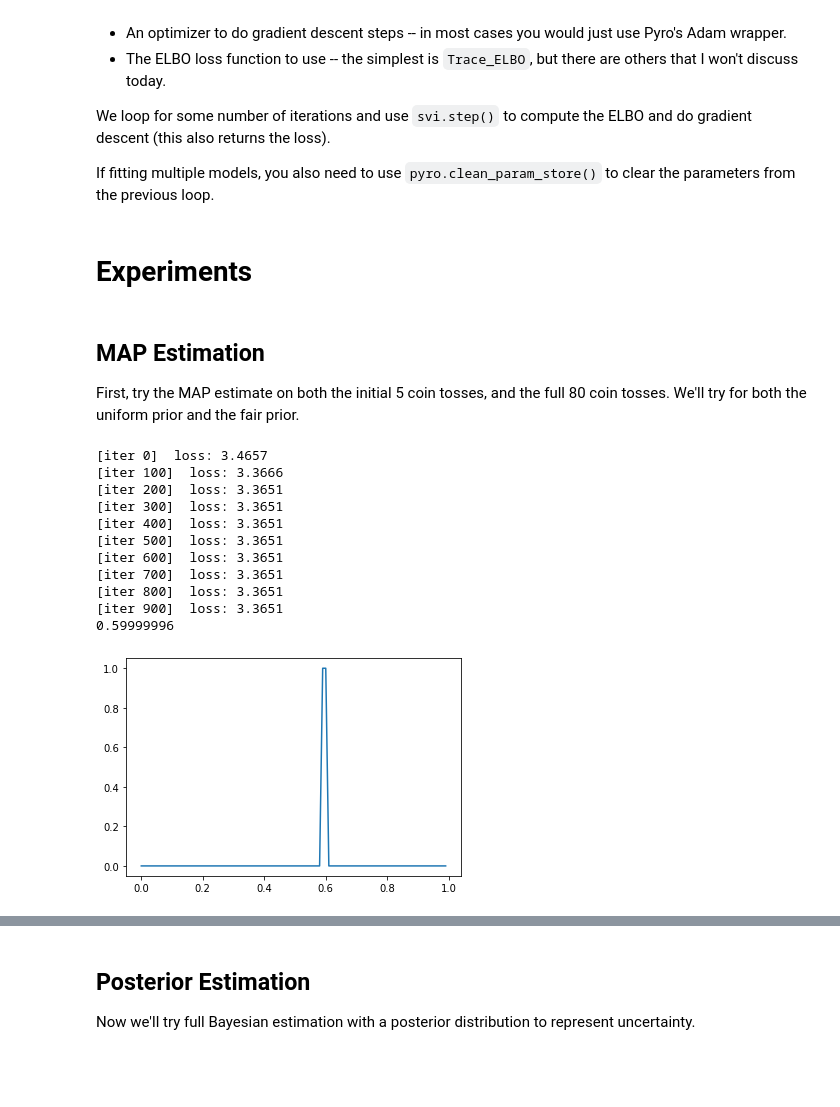
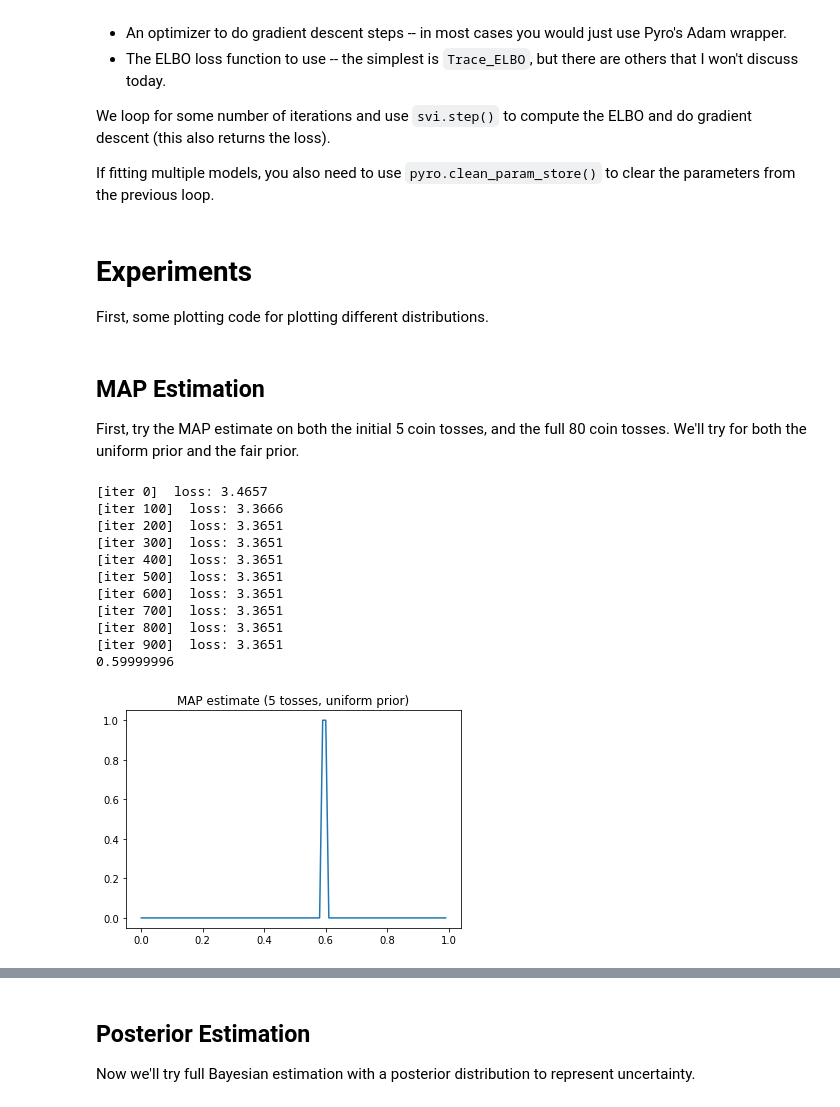
Before and after one commit to bkane2/ppl-workshop, a Jupyter notebook: CoinModel.ipynb, the cells around one changed output, grey strips where cells are left out. Saved outputs shown, nothing was run; the diff lists cells and outputs as text; code cells hidden in the pictures; blank space fills up the shorter version.

```diff
--- a/CoinModel.ipynb
+++ b/CoinModel.ipynb
@@ -93,20 +99,24 @@ def fit(model, guide, data, lr=0.005, n_steps=1000, verbosity=100):
 
 def param(name):
     return pyro.get_param_store()[name].data.numpy()
-# %% [markdown]
-# Experiments
+# %% [markdown]
+# Experiments
+
+First, some plotting code for plotting different distributions.
 # %%
 import matplotlib.pyplot as plt
 
-def plot_beta(a, b):
+def plot_beta(a, b, title=None):
     x = np.mgrid[0:1:0.01]
     plt.plot(
         x,
         np.exp(dist.Beta(torch.tensor(a), torch.tensor(b)).log_prob(torch.tensor(x))),
         label=f"Beta({a}, {b})"
     )
+    if title:
+        plt.title(title)
 
-def plot_delta(loc, tol=0.01):
+def plot_delta(loc, tol=0.01, title=None):
     x = np.mgrid[0:1:0.01]
     def dirac(x, loc, tol):
         val = np.zeros_like(x)
@@ -117,17 +127,23 @@ def plot_delta(loc, tol=0.01):
         dirac(x, loc, tol),
         label=f"Delta({loc})"
     )
+    if title:
+        plt.title(title)
 
-def plot_normal(loc, scale):
+def plot_normal(loc, scale, title=None):
     x = np.mgrid[0:1:0.01]
     plt.plot(
         x,
         np.exp(dist.Normal(torch.tensor(loc), torch.tensor(scale)).log_prob(torch.tensor(x))),
         label=f"Normal({loc}, {scale})"
     )
+    if title:
+        plt.title(title)
 
-def plot_samples(samples):
+def plot_samples(samples, title=None):
     plt.hist(samples, range=[0,1], bins='auto', histtype='step')
+    if title:
+        plt.title(title)
 # %% [markdown]
 ## MAP Estimation
 
@@ -135,21 +151,21 @@ First, try the MAP estimate on both the initial 5 coin tosses, and the full 80 c
 # %%
 fit(model_uni, guide_map, data1)
 loc = param("loc")
 print(loc)
-plot_delta(loc)
+plot_delta(loc, title="MAP estimate (5 tosses, uniform prior)")
 # %% [output]
 [iter 0]  loss: 3.4657
 [iter 100]  loss: 3.3666
 [iter 200]  loss: 3.3651
 [iter 300]  loss: 3.3651
 [iter 400]  loss: 3.3651
 [iter 500]  loss: 3.3651
 [iter 600]  loss: 3.3651
 [iter 700]  loss: 3.3651
 [iter 800]  loss: 3.3651
 [iter 900]  loss: 3.3651
 0.59999996
-[figure, old version]
+[figure, new version]
 # %%
 fit(model_uni, guide_map, data2)
 loc = param("loc")
```
Also changed, not shown: parts of 14 cells of this notebook, 3 other files.
